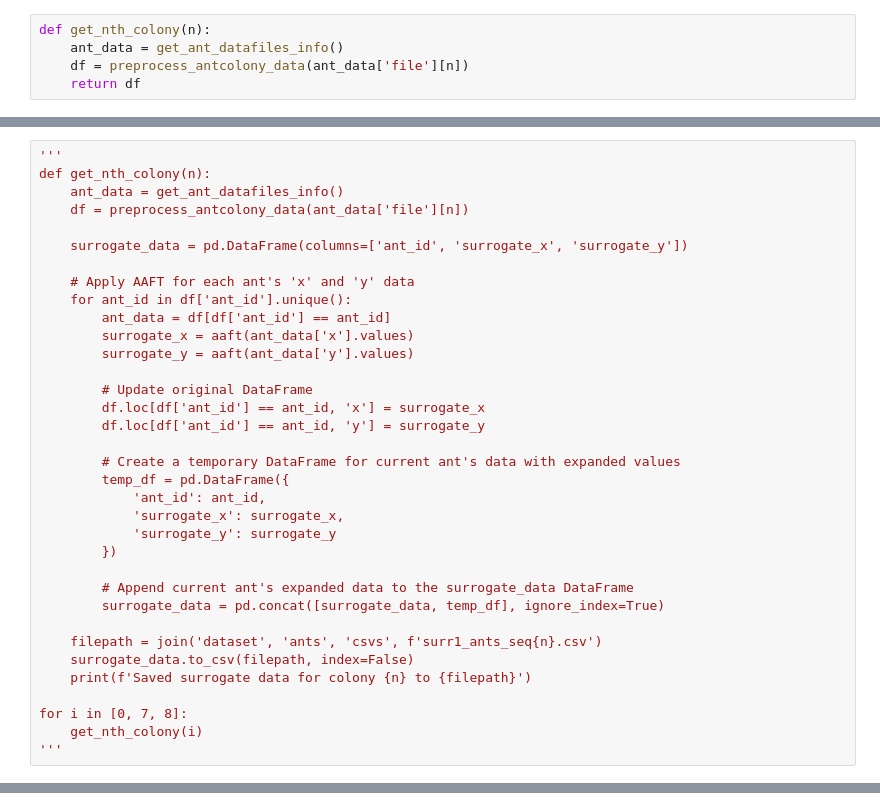
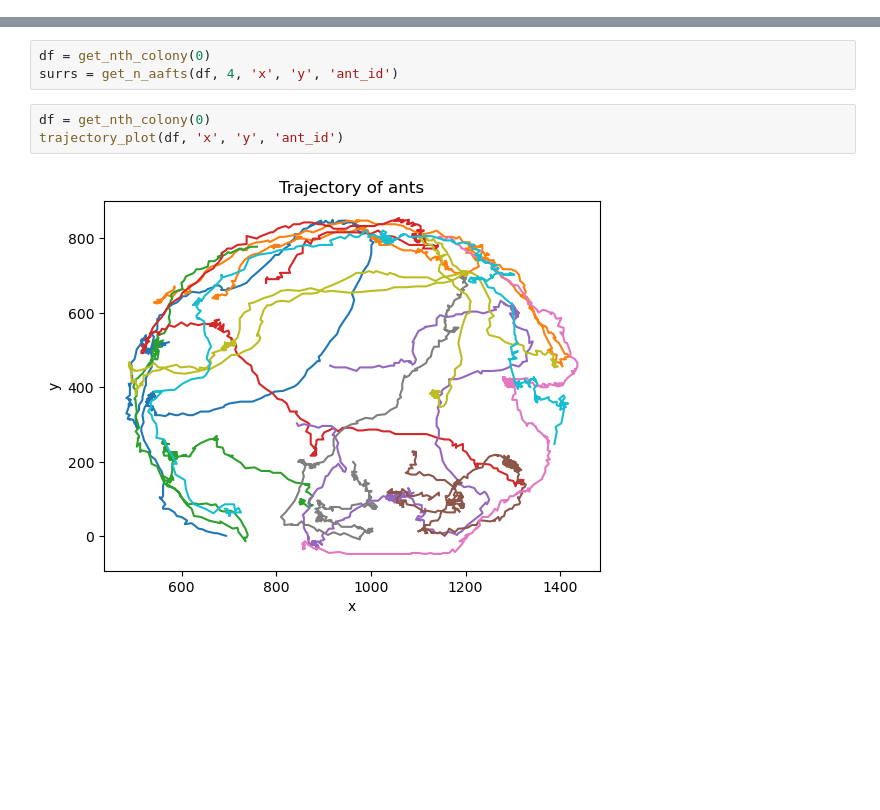
Before and after one commit to Lumalizer/AntColony_Complex_Systems_2024, a Jupyter notebook: surrogate_testing1.ipynb, the cells around one changed output, grey strips where cells are left out. Saved outputs shown, nothing was run; the diff lists cells and outputs as text; blank space fills up the shorter version.

```diff
--- a/surrogate_testing1.ipynb
+++ b/surrogate_testing1.ipynb
@@ -13,7 +7,2 @@ import multiSyncPy
 from scipy.stats import rankdata
 from numpy.fft import fft, ifft
-# %%
-def get_nth_colony(n):
-    ant_data = get_ant_datafiles_info()
-    df = preprocess_antcolony_data(ant_data['file'][n])
-    return df
@@ -384,35 +8,0 @@ print(df8[['x', 'y']])
-# %%
-'''
-def get_nth_colony(n):
-    ant_data = get_ant_datafiles_info()
-    df = preprocess_antcolony_data(ant_data['file'][n])
-
-    surrogate_data = pd.DataFrame(columns=['ant_id', 'surrogate_x', 'surrogate_y'])
-
-    # Apply AAFT for each ant's 'x' and 'y' data
-    for ant_id in df['ant_id'].unique():
-        ant_data = df[df['ant_id'] == ant_id]
-        surrogate_x = aaft(ant_data['x'].values)
-        surrogate_y = aaft(ant_data['y'].values)
-
-        # Update original DataFrame
-        df.loc[df['ant_id'] == ant_id, 'x'] = surrogate_x
-        df.loc[df['ant_id'] == ant_id, 'y'] = surrogate_y
-
-        # Create a temporary DataFrame for current ant's data with expanded values
-        temp_df = pd.DataFrame({
-            'ant_id': ant_id,
-            'surrogate_x': surrogate_x,
-            'surrogate_y': surrogate_y
-        })
-
-        # Append current ant's expanded data to the surrogate_data DataFrame
-        surrogate_data = pd.concat([surrogate_data, temp_df], ignore_index=True)
-
-    filepath = join('dataset', 'ants', 'csvs', f'surr1_ants_seq{n}.csv')
-    surrogate_data.to_csv(filepath, index=False)
-    print(f'Saved surrogate data for colony {n} to {filepath}')
-
-for i in [0, 7, 8]:
-    get_nth_colony(i)
-'''
@@ -420,0 +30,8 @@ for i in [0, 7, 8]:
+# %%
+df = get_nth_colony(0)
+surrs = get_n_aafts(df, 4, 'x', 'y', 'ant_id')
+# %%
+df = get_nth_colony(0)
+trajectory_plot(df, 'x', 'y', 'ant_id')
+# %% [output]
+[figure, added]
```
Also changed, not shown: parts of 40 cells of this notebook, 1 other file.
